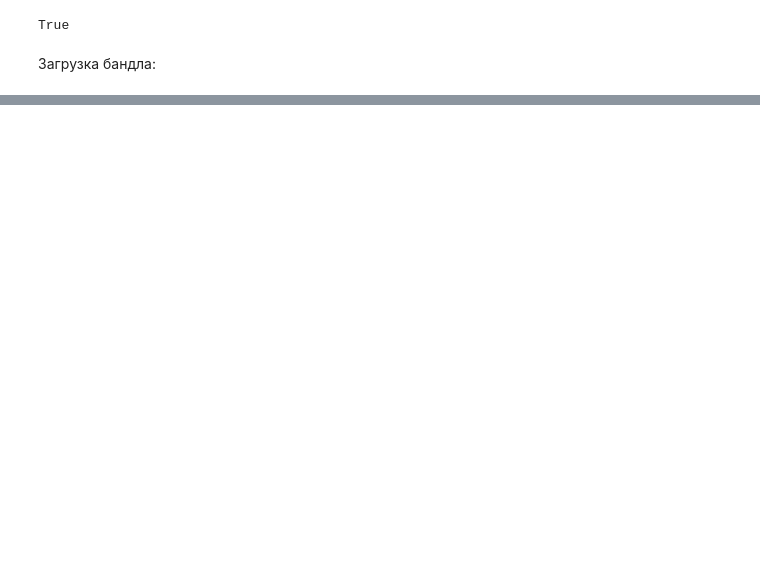
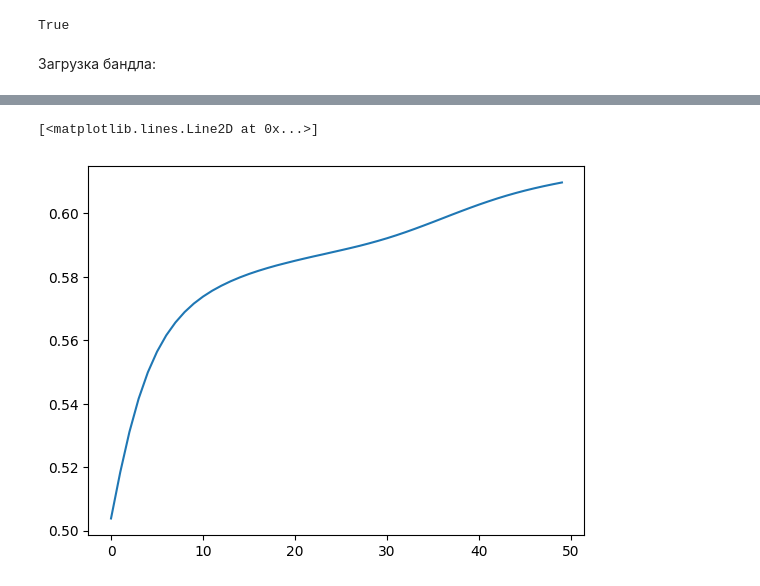
Before and after one commit to okulovsky/grammar_ru, a Jupyter notebook: research/antecedents/training_notebook.ipynb, the cells around one changed output, grey strips where cells are left out. Cells and saved outputs as stored; diff of their text form; code cells hidden in the pictures; blank space fills up the shorter version.

```diff
--- a/research/antecedents/training_notebook.ipynb
+++ b/research/antecedents/training_notebook.ipynb
@@ -32,0 +90,5 @@ ClientError: An error occurred (404) when calling the HeadObject operation: Not
+# %%
+plt.plot(TrainingLogsViewer.get_metric_by_job(metrics, 'roc_auc_score_display'))
+# %% [output]
+[<matplotlib.lines.Line2D at 0x...>]
+[figure, added]
```
Also changed, not shown: parts of 8 cells of this notebook, 1 other file.
